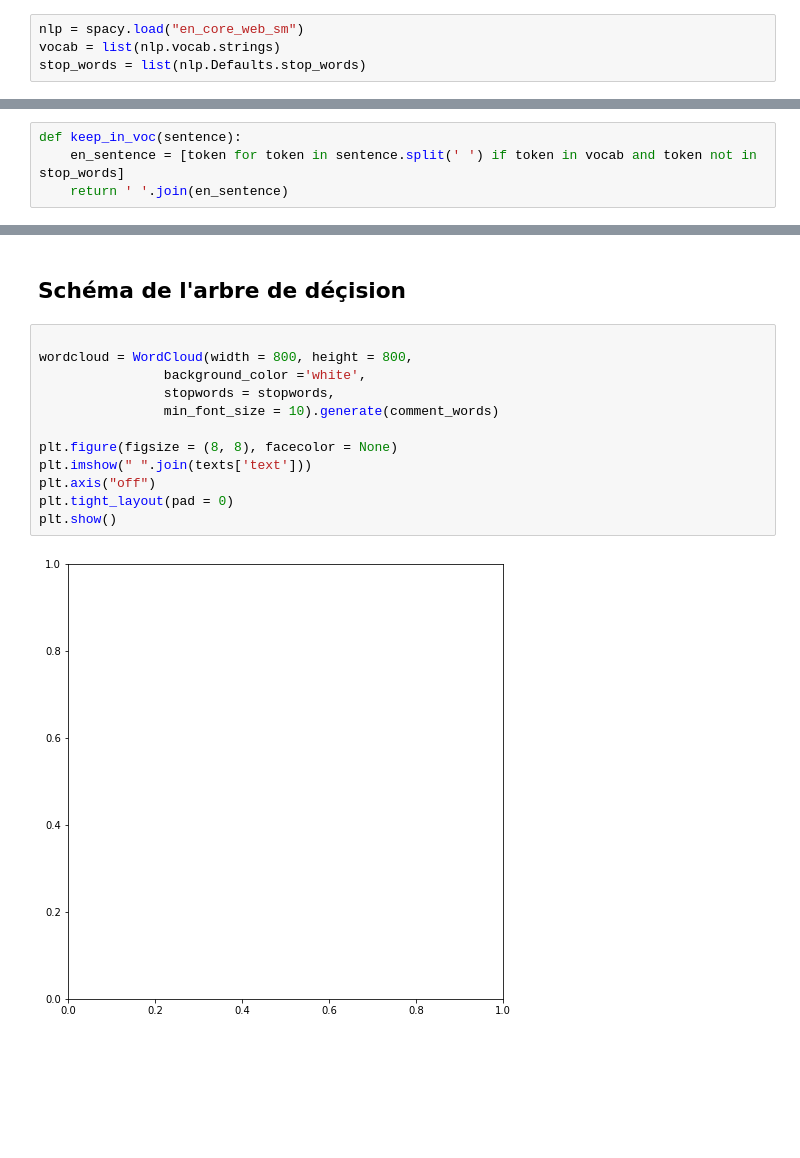
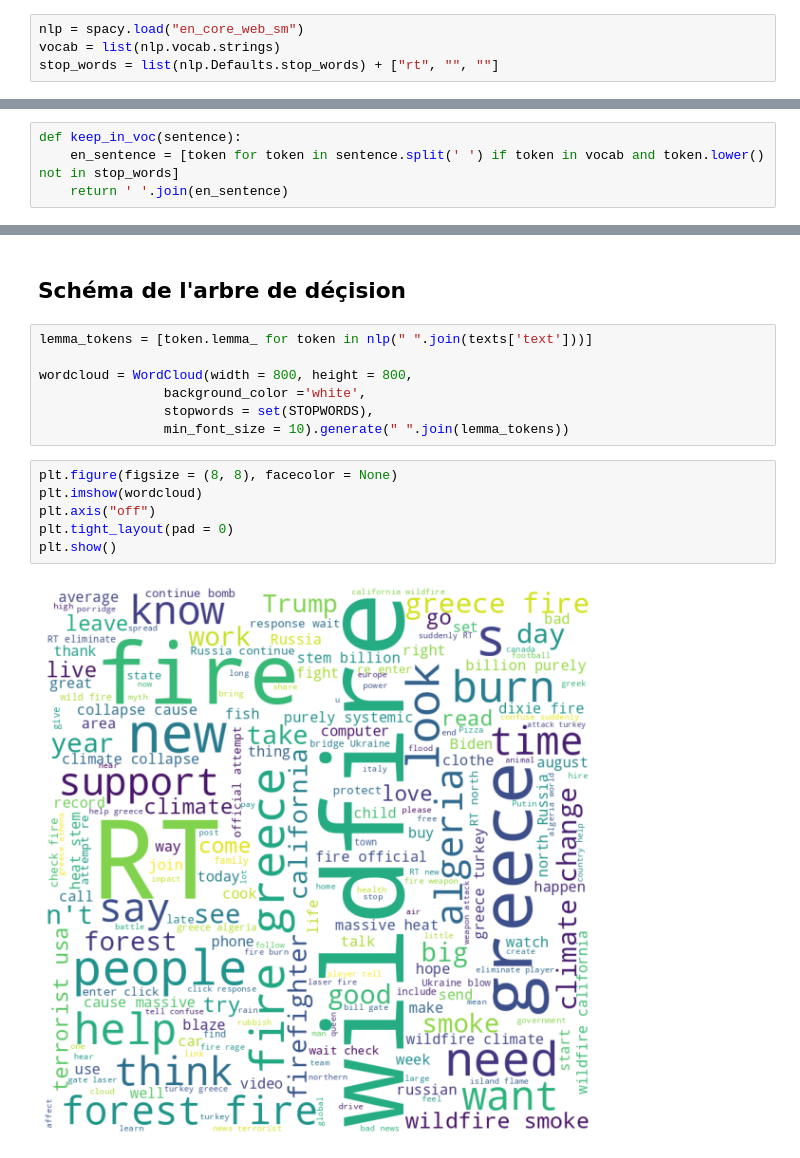
Before and after one commit to ArnaudMarcel/Altanoveo, a Jupyter notebook: altanoveo.ipynb, the cells around one changed output, grey strips where cells are left out. Cells and saved outputs as stored; diff of their text form; blank space fills up the shorter version.

```diff
--- a/altanoveo.ipynb
+++ b/altanoveo.ipynb
@@ -24,12 +26,12 @@ from sklearn.model_selection import train_test_split
 # %%
 nlp = spacy.load("en_core_web_sm")
 vocab = list(nlp.vocab.strings)
-stop_words = list(nlp.Defaults.stop_words)
+stop_words = list(nlp.Defaults.stop_words) + ["rt", "", ""]
 # %% [markdown]
 ## Fonction de vérification du vocabulaire
 # %%
 def keep_in_voc(sentence):
-    en_sentence = [token for token in sentence.split(' ') if token in vocab and token not in stop_words]
+    en_sentence = [token for token in sentence.split(' ') if token in vocab and token.lower() not in stop_words]
     return ' '.join(en_sentence)
 # %% [markdown]
 ## Importation des données
@@ -164,16 +152,17 @@ array([[204,  36],
 # %% [markdown]
 ## Schéma de l'arbre de déçision
+# %%
+lemma_tokens = [token.lemma_ for token in nlp(" ".join(texts['text']))]
+
+wordcloud = WordCloud(width = 800, height = 800,
+                background_color ='white',
+                stopwords = set(STOPWORDS),
+                min_font_size = 10).generate(" ".join(lemma_tokens))
 # %%
-
-wordcloud = WordCloud(width = 800, height = 800,
-                background_color ='white',
-                stopwords = stopwords,
-                min_font_size = 10).generate(comment_words)
-
 plt.figure(figsize = (8, 8), facecolor = None)
-plt.imshow(" ".join(texts['text']))
+plt.imshow(wordcloud)
 plt.axis("off")
 plt.tight_layout(pad = 0)
 plt.show()
 # %% [output]
-[figure, old version]
+[figure, new version]
```
Also changed, not shown: parts of 10 cells of this notebook, 22 other files.
